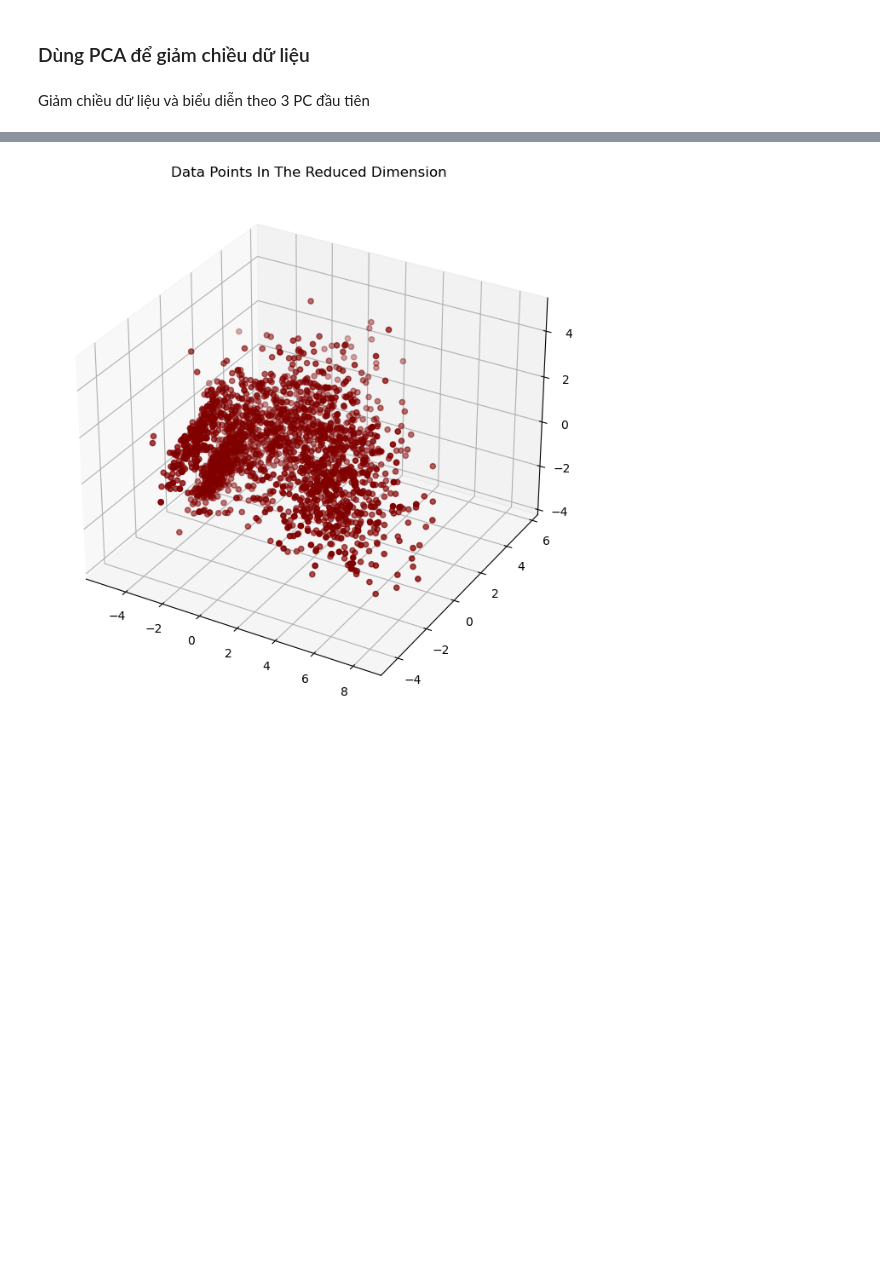
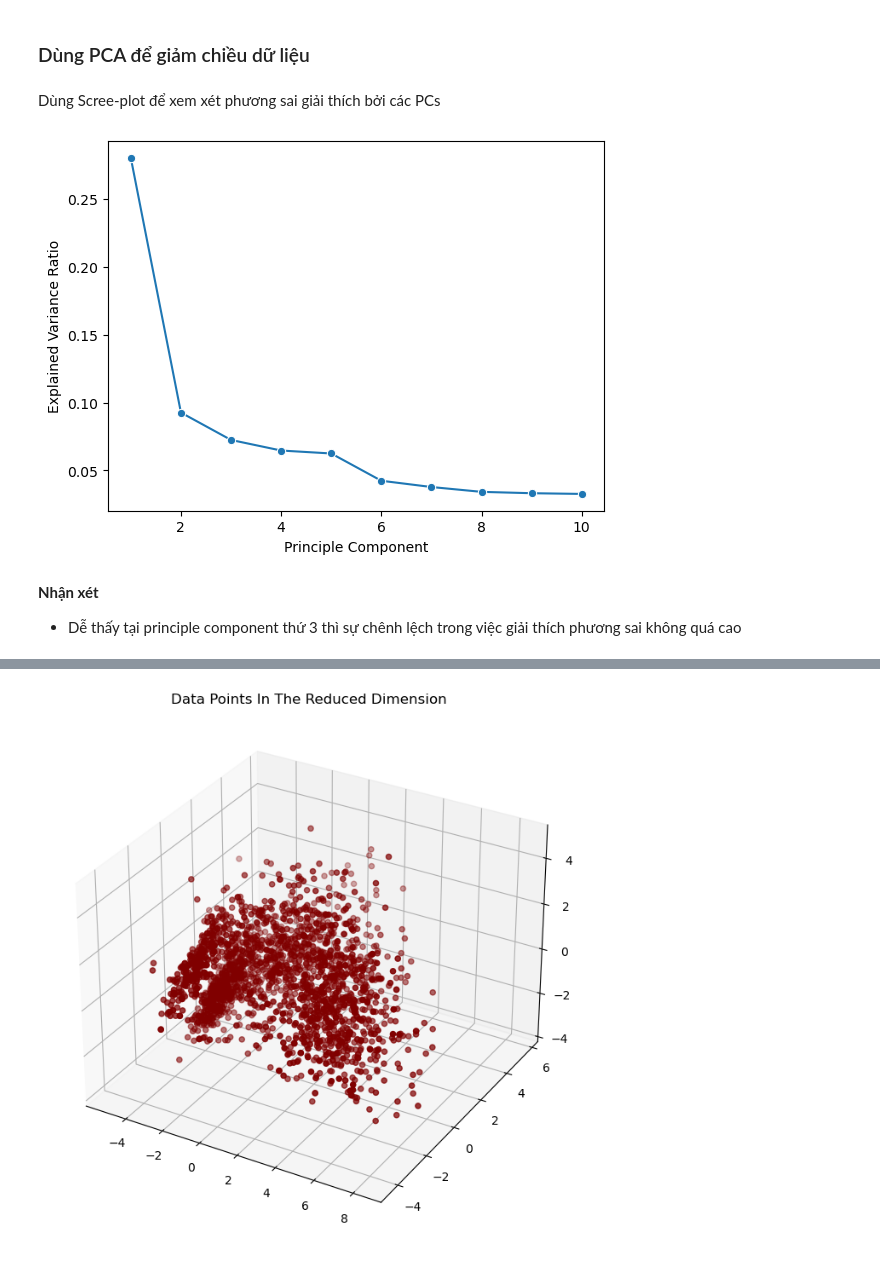
Before and after one commit to HuyATon/Data-Visualization-TLab01, a Jupyter notebook: 2-clustering.ipynb, the cells around one changed output, grey strips where cells are left out. Cells and saved outputs as stored; diff of their text form; code cells hidden in the pictures; blank space fills up the shorter version.

Commit message:
[update] add scree-plot for PCA

```diff
--- a/2-clustering.ipynb
+++ b/2-clustering.ipynb
@@ -174,8 +174,21 @@ df_scaled.shape
 (2236, 30)
 # %% [markdown]
 ### Dùng PCA để giảm chiều dữ liệu
-# %% [markdown]
-Giảm chiều dữ liệu và biểu diễn theo 3 PC đầu tiên
+# %% [markdown]
+Dùng Scree-plot để xem xét phương sai giải thích bởi các PCs
+# %%
+pca = PCA(n_components=10)
+df_reduced = pca.fit_transform(df_scaled)
+# %%
+fig = sns.lineplot(x=np.arange(10) + 1, y=pca.explained_variance_ratio_, marker='o');
+fig.set_xlabel("Principle Component");
+fig.set_ylabel("Explained Variance Ratio");
+# %% [output]
+[figure, added]
+# %% [markdown]
+**Nhận xét**
+
+- Dễ thấy tại principle component thứ 3 thì sự chênh lệch trong việc giải thích phương sai không quá cao
 # %%
 pca = PCA(n_components=3)
 df_reduced = pca.fit_transform(df_scaled)
```
Also changed, not shown: parts of 3 cells of this notebook, 1 other file.
